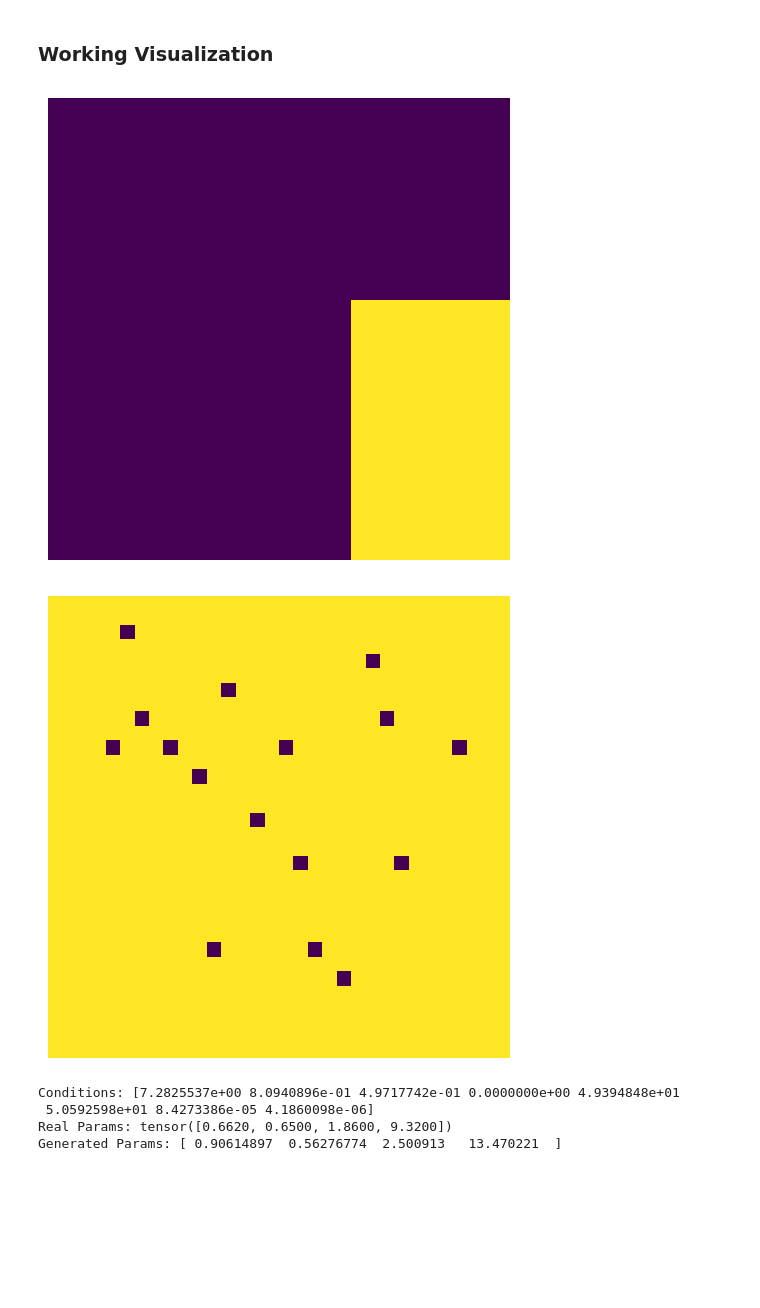
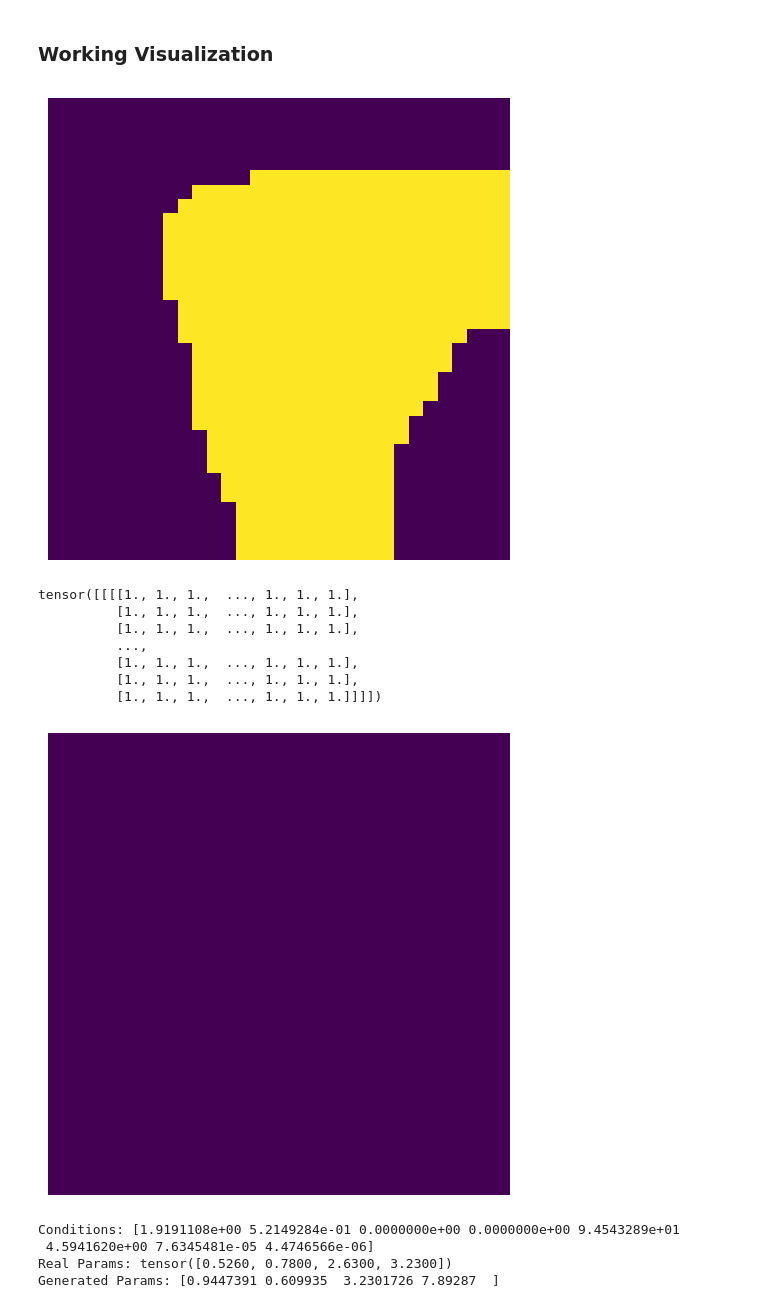
Before and after one commit to sam-dowd/metamaterials_urop, a Jupyter notebook: metamaterials_GAN_v1.ipynb, the cells around one changed output. Saved outputs shown, nothing was run; the diff lists cells and outputs as text; code cells hidden in the pictures; blank space fills up the shorter version.

```diff
--- a/metamaterials_GAN_v1.ipynb
+++ b/metamaterials_GAN_v1.ipynb
@@ -574,7 +574,7 @@ plt.show()
 
 save_dir = "./models"
 os.makedirs(save_dir, exist_ok=True)
-save_path = os.path.join(save_dir, "generator.pth")
+save_path = os.path.join(save_dir, "generator_2.pth")
 # saving the parameters
 torch.save(generator.state_dict(), save_path)
 print(f"Generator state_dict saved to {save_path}")
@@ -640,57 +608,50 @@ TypeError: can't convert cuda:0 device type tensor to numpy. Use Tensor.cpu() to
 # %%
 import torch
 %matplotlib inline
-#from generator.pth import Generator
 
-# 1. Pick your device up‐front
 device = torch.device("cuda" if torch.cuda.is_available() else "cpu")
 
-# 2. Instantiate + move model to that device
 gen = Generator(cond_dim=8).to(device)
 
-# 3. Load your weights directly onto the same device
 gen.load_state_dict(torch.load(save_path, map_location=device))
 gen.eval()
 
 def generate_waveguide(generator, eigenmodes_weights):
-    # Grab whatever device the model is on
     device = next(generator.parameters()).device
-
-    # Build your input on that device, too
     x = torch.tensor(eigenmodes_weights, dtype=torch.float32) \
              .unsqueeze(0) \
              .to(device)
 
     with torch.no_grad():
         waveguide, params = generator(x)
     return waveguide, params
-
-# Usage:
-test_vals = load_item(dataset.__getitem__(140), False)
+test_vals = load_item(dataset.__getitem__(1), False)
 cond = np.concatenate((test_vals['Eigenmodes'], test_vals['Weights']))
 
 gen_waveguide, gen_params = generate_waveguide(gen, cond)
-#print(gen_waveguide)
+
+# print(gen_waveguide)
 gen_waveguide = (gen_waveguide >= 0.51).float()
-#print(gen_waveguide)
-# print(gen_waveguide)
-#gen_waveguide = (gen_waveguide >= 0.05).float()
-# print(gen_waveguide)
-# Move back to CPU / NumPy for plotting
+
 wg = gen_waveguide.squeeze().cpu().numpy()
-# print(wg)
-# wg = (wg > 0.53).astype(np.int_)
-# print(wg)
+
 plot_shape(wg)
 
 print(f"Conditions: {cond}")
 print(f"Real Params: {test_vals['Params']}")
 print(f"Generated Params: {gen_params.squeeze().cpu().numpy()}")
 plt.show()
 # %% [output]
-[figure, old version]
+[figure, new version]
+tensor([[[[1., 1., 1.,  ..., 1., 1., 1.],
+          [1., 1., 1.,  ..., 1., 1., 1.],
+          [1., 1., 1.,  ..., 1., 1., 1.],
+          ...,
+          [1., 1., 1.,  ..., 1., 1., 1.],
+          [1., 1., 1.,  ..., 1., 1., 1.],
+          [1., 1., 1.,  ..., 1., 1., 1.]]]])
-[figure, old version]
+[figure, new version]
-Conditions: [7.2825537e+00 8.0940896e-01 4.9717742e-01 0.0000000e+00 4.9394848e+01
- 5.0592598e+01 8.4273386e-05 4.1860098e-06]
-Real Params: tensor([0.6620, 0.6500, 1.8600, 9.3200])
-Generated Params: [ 0.90614897  0.56276774  2.500913   13.470221  ]
+Conditions: [1.9191108e+00 5.2149284e-01 0.0000000e+00 0.0000000e+00 9.4543289e+01
+ 4.5941620e+00 7.6345481e-05 4.4746566e-06]
+Real Params: tensor([0.5260, 0.7800, 2.6300, 3.2300])
+Generated Params: [0.9447391 0.609935  3.2301726 7.89287  ]
```
Also changed, not shown: parts of 2 cells of this notebook, 1 other file.
